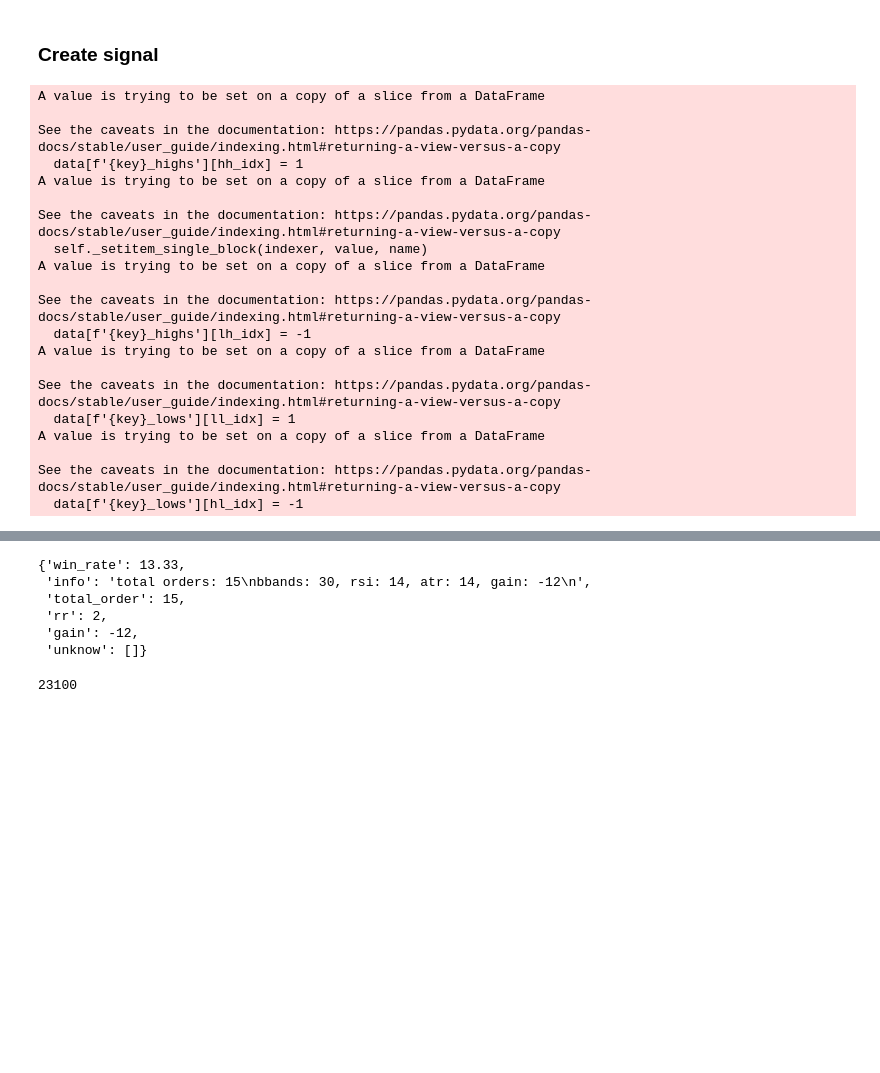
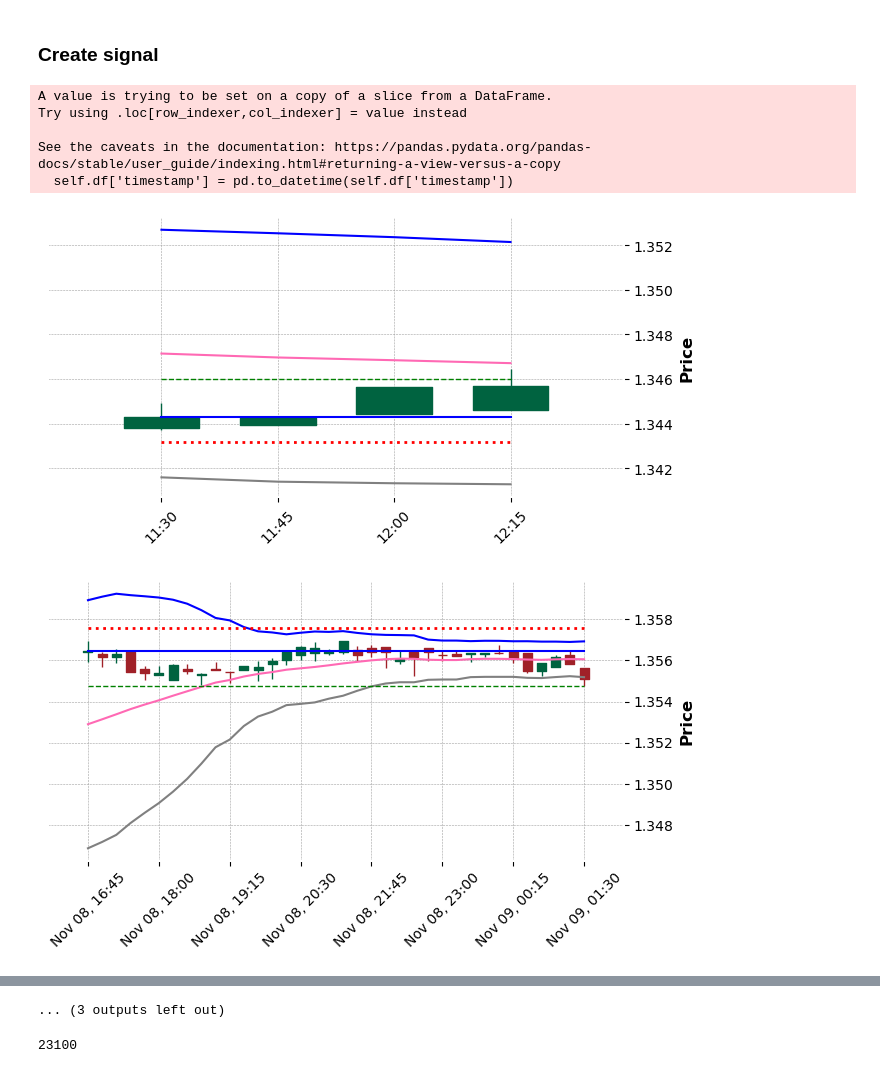
Before and after one commit to phongyanon/PythonInvestment, a Jupyter notebook: MyStrategy/Simple_BolingerBand.ipynb, the cells around one changed output, grey strips where cells are left out. Saved outputs shown, nothing was run; the diff lists cells and outputs as text; code cells hidden in the pictures; blank space fills up the shorter version.

Commit message:
create scan Doji function in simple bbands strategy

```diff
--- a/MyStrategy/Simple_BolingerBand.ipynb
+++ b/MyStrategy/Simple_BolingerBand.ipynb
@@ -177,10 +177,20 @@ class BacktestBollingerBandRSI:
                 self.bars_status = 'oversold'
 
     def check_doji(self, row, index):
-        pass
         # if is Doji or in condition red or green bar then create entry.
         # else set bars status to idle.
         # return action and set bars status to idle.
+        if self.bars_status == 'oversold': # buy
+            if self.df.iloc[index-1]['close'] < self.df.iloc[index-1]['open']:
+#                 if (round(row['close'], 4) == round(row['open'], 4)):
+                if ((row['close'] > row['open']) or (round(row['close'], 4) == round(row['open'], 4))):
+                    return 'buy'
+        elif self.bars_status == 'overbought': # sell
+            if self.df.iloc[index-1]['close'] > self.df.iloc[index-1]['open']:
+#                 if (round(row['close'], 4) == round(row['open'], 4)):
+                if ((row['close'] < row['open']) or (round(row['close'], 4) == round(row['open'], 4))):
+                    return 'sell'
+        return None
 
     def backtest(self):
         n_bars = 3
@@ -196,7 +206,6 @@ class BacktestBollingerBandRSI:
         self.df.ta.strategy(bollinger_rsi)
         self.df = self.df.dropna()
         self.df['timestamp'] = pd.to_datetime(self.df['timestamp'])
-        # do scan doji
 
         for index, row in self.df.iterrows():
             entry = 0
@@ -211,10 +220,8 @@ class BacktestBollingerBandRSI:
                         continue
 
                 if (self.bars_status == 'overbought') or (self.bars_status == 'oversold'):
-                    self.check_doji(row, index)
+                    action = self.check_doji(row, index)
 
-                if (self.bars_status == 'bullish_di') or (self.bars_status == 'bearish_di'):
-                    action = self.check_middle_line(row)
 
                     if action == 'buy':
                         self.bars_status = 'idle'
@@ -237,6 +244,10 @@ class BacktestBollingerBandRSI:
                         self.order['S/L'] = row['close'] + row['ATRr_'+str(self.atr)]
                         self.order['T/P'] = row['close'] - (self.rr * abs(row['close'] - self.order['S/L']))
                         self.current_action = 'sell'
+
+                    else:
+                        self.current_action == 'close'
+                        self.bars_status == 'idle'
 
             if self.current_action == 'buy':
                 if row['low'] <= self.order['S/L'] and row['high'] >= self.order['T/P']:
@@ -302,34 +313,21 @@ class BacktestBollingerBandRSI:
 # %%
 pair = BacktestBollingerBandRSI({
     'atr': 14,
     'bbands': 30,
-    'rsi': 14,
+    'rsi': 10,
     'pip_value': 0.001,
-    'rr': 2,
+    'rr': 1.5,
     'df': df,
-    'overbought': 70,
-    'oversold': 30,
-    'plot': False
+    'overbought': 80,
+    'oversold': 20,
+    'plot': True
 })
 pair.backtest()
 # %% [output]
-A value is trying to be set on a copy of a slice from a DataFrame
+A value is trying to be set on a copy of a slice from a DataFrame.
+Try using .loc[row_indexer,col_indexer] = value instead
 
 See the caveats in the documentation: https://pandas.pydata.org/pandas-docs/stable/user_guide/indexing.html#returning-a-view-versus-a-copy
-  data[f'{key}_highs'][hh_idx] = 1
-A value is trying to be set on a copy of a slice from a DataFrame
-
-See the caveats in the documentation: https://pandas.pydata.org/pandas-docs/stable/user_guide/indexing.html#returning-a-view-versus-a-copy
-  self._setitem_single_block(indexer, value, name)
-A value is trying to be set on a copy of a slice from a DataFrame
-
-See the caveats in the documentation: https://pandas.pydata.org/pandas-docs/stable/user_guide/indexing.html#returning-a-view-versus-a-copy
-  data[f'{key}_highs'][lh_idx] = -1
-A value is trying to be set on a copy of a slice from a DataFrame
-
-See the caveats in the documentation: https://pandas.pydata.org/pandas-docs/stable/user_guide/indexing.html#returning-a-view-versus-a-copy
-  data[f'{key}_lows'][ll_idx] = 1
-A value is trying to be set on a copy of a slice from a DataFrame
-
-See the caveats in the documentation: https://pandas.pydata.org/pandas-docs/stable/user_guide/indexing.html#returning-a-view-versus-a-copy
-  data[f'{key}_lows'][hl_idx] = -1
+  self.df['timestamp'] = pd.to_datetime(self.df['timestamp'])
+[figure, added]
+[figure, added]
@@ -336,9 +343,4 @@ See the caveats in the documentation: https://pandas.pydata.org/pandas-docs/stab
-{'win_rate': 13.33,
- 'info': 'total orders: 15\nbbands: 30, rsi: 14, atr: 14, gain: -12\n',
- 'total_order': 15,
- 'rr': 2,
- 'gain': -12,
- 'unknow': []}
+... (3 outputs left out)
 # %%
 """
 Grid parameter example
```
Also changed, not shown: parts of 3 cells of this notebook.
